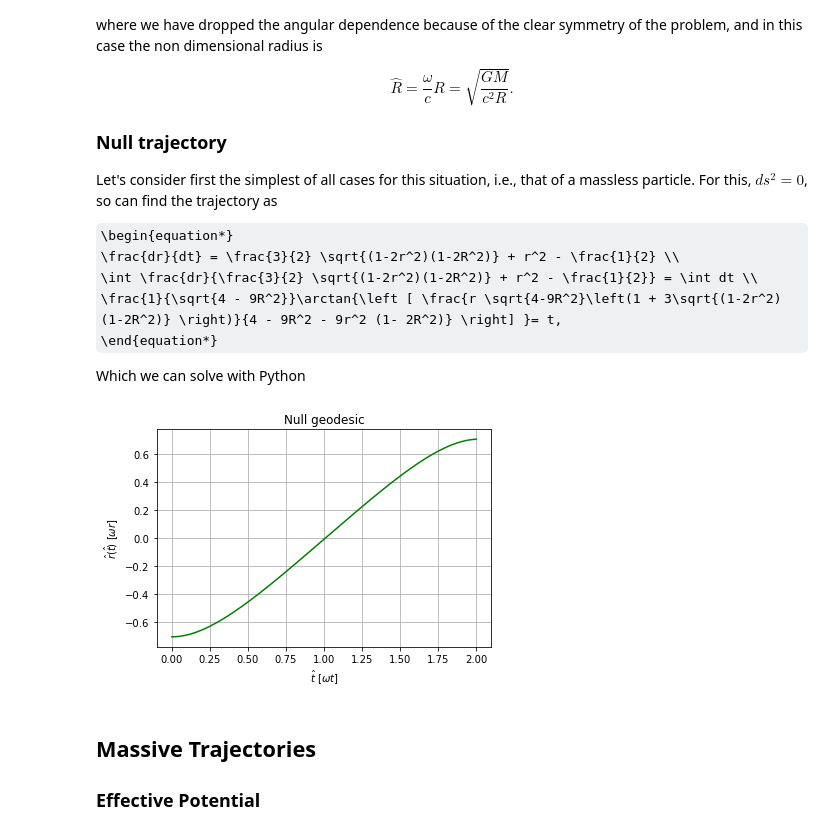
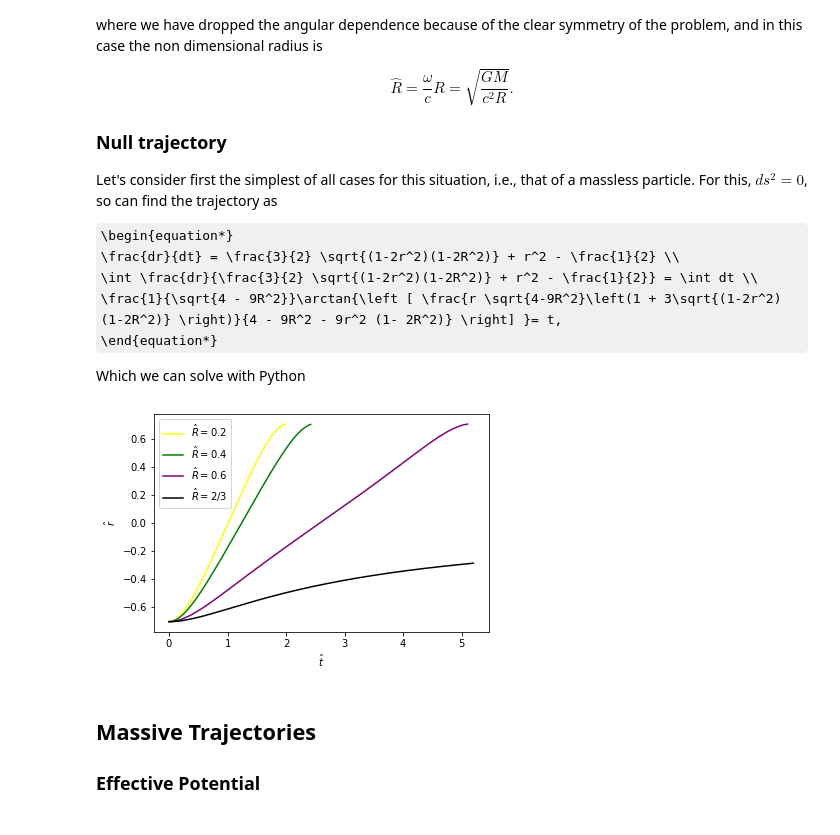
Before and after one commit to nigomezcr/Bachelors-Dissertation, a Jupyter notebook: 2-Relativistic Gravity Train/RelativisticGravityTrain.ipynb, the cells around one changed output. Cells and saved outputs as stored; diff of their text form; code cells hidden in the pictures; some formulas as TeX source.

```diff
--- a/2-Relativistic Gravity Train/RelativisticGravityTrain.ipynb
+++ b/2-Relativistic Gravity Train/RelativisticGravityTrain.ipynb
@@ -576,45 +576,45 @@ Let's consider first the simplest of all cases for this situation, i.e., that of
 \end{equation*}
 
 Which we can solve with Python
-# %%
-def Null_Trajectory(x, t, R):
-    dxdt = 1.5*np.sqrt((1 - 2*x**2)*(1 - 2*R**2)) + x**2 - 0.5
-    return dxdt
-
-def Solve_trajectory(trajectory, t_array, x0, R, N):
-    solution = ode(trajectory, x0, t_array, args=(R,))
-
-    r = np.zeros(N)
-    for i in np.arange(N):
-        r[i] = solution[i]
-
-    return r
-
-def Plot_Null_trajectory(t, x):
-    plt.title('Null geodesic')
-    plt.xlabel('$\hat{t} \ [\omega t] $')
-    plt.ylabel('$\hat{r}(\hat{t}) \ [\omega r] $')
-    plt.plot(t, x, 'g')
-    plt.grid()
-    plt.savefig("Plots/7-Null_Trajectory_py.pdf")
-
-#Integration interval, step and number of steps
-t0, tf, dt = 0, 2, 0.01
-t = np.arange(t0, tf+dt, dt)
-N = int((tf-t0)/dt)
-
-#Initial conditions
-R = [0.2,0.4,0.6,2/3]
-x0 =  -1/np.sqrt(2)
-
-x = np.zeros([N,3])
-Trajectory = Null_Trajectory
-
-x = Solve_trajectory(Trajectory, t, x0, R[0], N+1)
-
-Plot_Null_trajectory(t,x)
-# %% [output]
-[figure, removed]
+# %%
+def Null_Trajectory(x, t, R):
+    dxdt = 1.5*np.sqrt((1 - 2*x**2)*(1 - 2*R**2)) + x**2 - 0.5
+    return dxdt
+
+
+#Initial conditions
+R = [0.2,0.4,0.6,2/3]
+xini =  -1/np.sqrt(2)
+
+#Integration interval, step and number of steps
+dt = 0.01
+t0 = np.arange(0, 2, dt)
+t1 = np.arange(0, 2.5+dt, dt)
+t2 = np.arange(0, 5.2+dt, dt)
+t3 = np.arange(0, 5.2+dt, dt)
+
+
+x0 = ode(Null_Trajectory, xini, t0, args=(R[0],))
+x1 = ode(Null_Trajectory, xini, t1, args=(R[1],))
+x2 = ode(Null_Trajectory, xini, t2, args=(R[2],))
+x3 = ode(Null_Trajectory, xini, t3, args=(R[3],))
+
+def Plot_Null_trajectory(t, x, color, name):
+    plt.rc('pgf', texsystem='pdflatex')
+    plt.xlabel('$\hat{t}  $')
+    plt.ylabel('$\hat{r}  $')
+    plt.plot(t, x, color, label=name)
+    plt.grid()
+    plt.legend()
+    plt.savefig("Plots/7-Null_Trajectory_py.pdf")
+
+
+Plot_Null_trajectory(t0, x0, 'yellow', '$\hat{R} = 0.2$')
+Plot_Null_trajectory(t1, x1, 'green', '$\hat{R} = 0.4$')
+Plot_Null_trajectory(t2, x2, 'purple', '$\hat{R} = 0.6$')
+Plot_Null_trajectory(t3, x3, 'black', '$\hat{R} = 2/3$')
+# %% [output]
+[figure, added]
 # %% [markdown]
 ## Massive Trajectories
 
```
Also changed, not shown: parts of 6 cells of this notebook, 1 other file.
